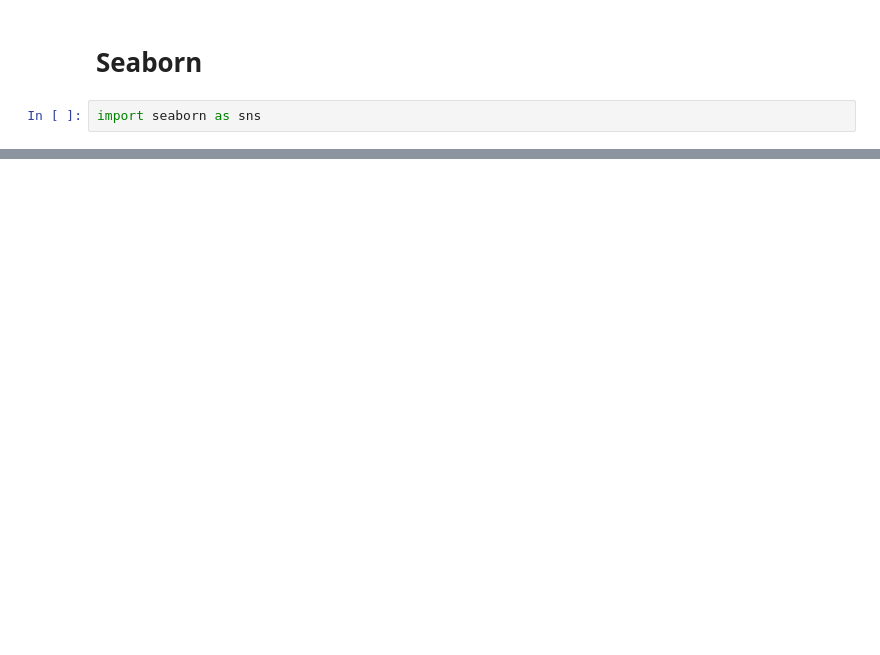
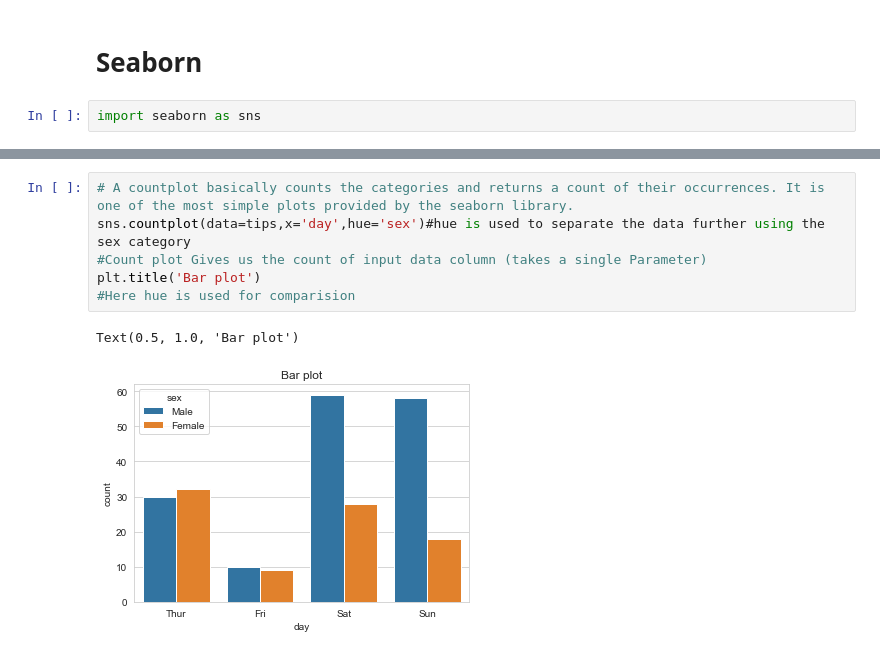
Before and after one commit to adipratyush8/ML-AI-Training, a Jupyter notebook: Graphs/Graph_using_pandas_and_seaborn.ipynb, the cells around one changed output, grey strips where cells are left out. Drawn from its saved outputs; the diff is of its cells as text; blank space fills up the shorter version.

```diff
--- a/Graphs/Graph_using_pandas_and_seaborn.ipynb
+++ b/Graphs/Graph_using_pandas_and_seaborn.ipynb
@@ -171,0 +302,9 @@ tips
+# %%
+# A countplot basically counts the categories and returns a count of their occurrences. It is one of the most simple plots provided by the seaborn library.
+sns.countplot(data=tips,x='day',hue='sex')#hue is used to separate the data further using the sex category
+#Count plot Gives us the count of input data column (takes a single Parameter)
+plt.title('Bar plot')
+#Here hue is used for comparision
+# %% [output]
+Text(0.5, 1.0, 'Bar plot')
+[figure, added]
```
Also changed, not shown: parts of 55 cells of this notebook, 36 other files.
